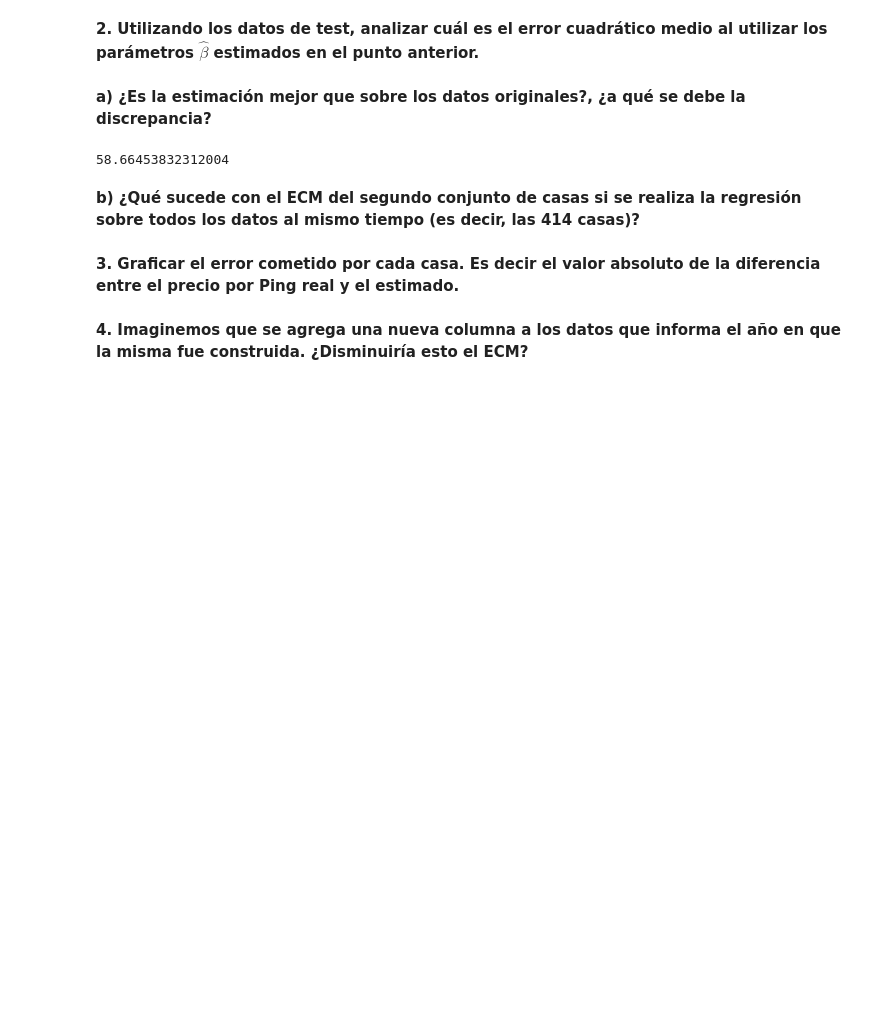
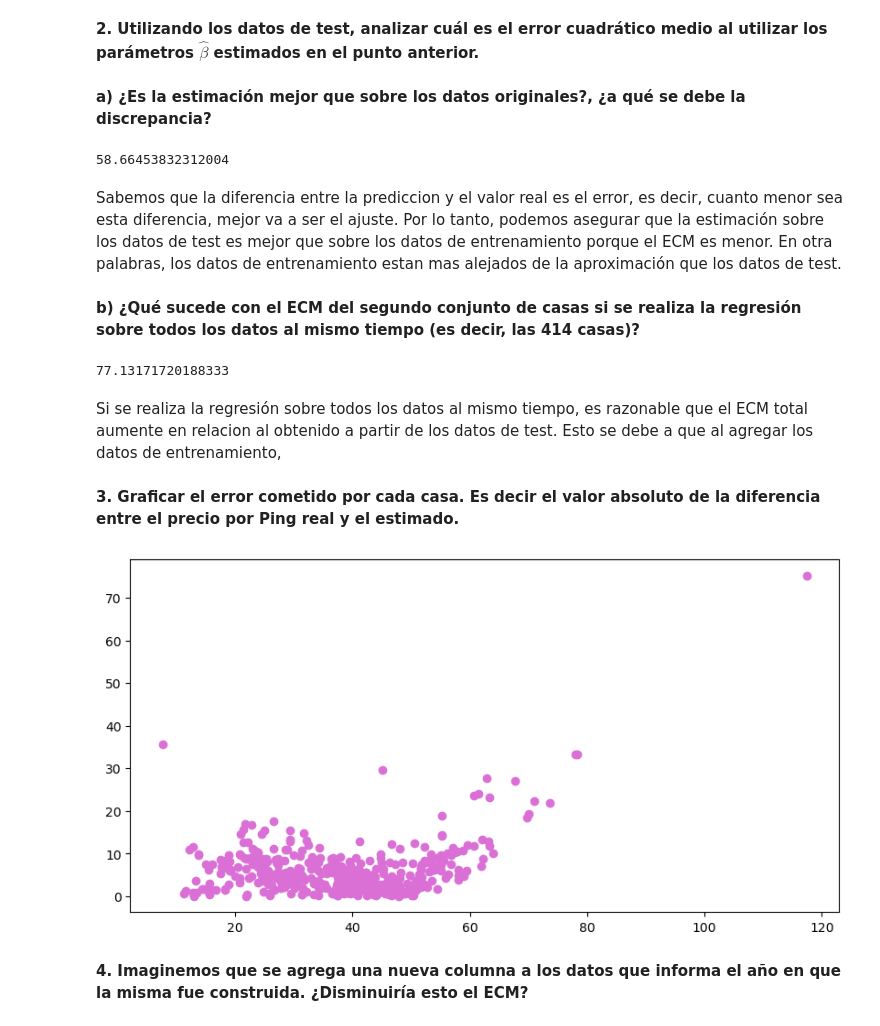
Before and after one commit to azulnogueraa/Metodos_Computacionales_1, a Jupyter notebook: codigo.ipynb, the cells around one changed output. Drawn from its saved outputs; the diff is of its cells as text; code cells hidden in the pictures; blank space fills up the shorter version.

```diff
--- a/codigo.ipynb
+++ b/codigo.ipynb
@@ -281,9 +281,38 @@ ecm_test = np.sum((y_test - y_pred2)**2) * 1/99
 ecm_test
 # %% [output]
 58.66453832312004
+# %% [markdown]
+Sabemos que la diferencia entre la prediccion y el valor real es el error, es decir, cuanto menor sea esta diferencia, mejor va a ser el ajuste. Por lo tanto, podemos asegurar que la estimación sobre los datos de test es mejor que sobre los datos de entrenamiento porque el ECM es menor. En otra palabras, los datos de entrenamiento estan mas alejados de la aproximación que los datos de test.
 # %% [markdown]
 **b) ¿Qué sucede con el ECM del segundo conjunto de casas si se realiza la regresión sobre todos los datos al mismo tiempo (es decir, las 414 casas)?**
+# %%
+x_ventas = (data_ventas.iloc[:,1:7]).to_numpy().reshape((414,6))
+y_ventas = (data_ventas.iloc[:,[7]]).to_numpy().reshape((414,1))
+
+m_unos3 = np.ones((414,1),int)
+
+x_new5 = np.hstack((m_unos3, x_ventas))
+x_new5_t = np.transpose(x_new5)
+
+b_ventas = np.dot(np.linalg.inv(np.dot(x_new5_t, x_new5)), np.dot(x_new5_t, y_ventas))
+
+y_pred_ventas = np.dot(x_new5,b_ventas)
+
+ecm_ventas = np.sum((y_ventas - y_pred_ventas)**2) * 1/414
+
+ecm_ventas
+# %% [output]
+77.13171720188333
+# %% [markdown]
+Si se realiza la regresión sobre todos los datos al mismo tiempo, es razonable que el ECM total aumente en relacion al obtenido a partir de los datos de test. Esto se debe a que al agregar los datos de entrenamiento,
 # %% [markdown]
 **3. Graficar el error cometido por cada casa. Es decir el valor absoluto de la diferencia entre el precio por Ping real y el estimado.**
+# %%
+plt.figure(figsize=(10,5))
+plt.scatter(y_ventas,abs(y_ventas - y_pred_ventas), color = "orchid")
+
+plt.show()
+# %% [output]
+[figure, added]
 # %% [markdown]
 **4. Imaginemos que se agrega una nueva columna a los datos que informa el año en que la misma fue construida. ¿Disminuiría esto el ECM?**
```
Also changed, not shown: parts of 1 cell of this notebook.
